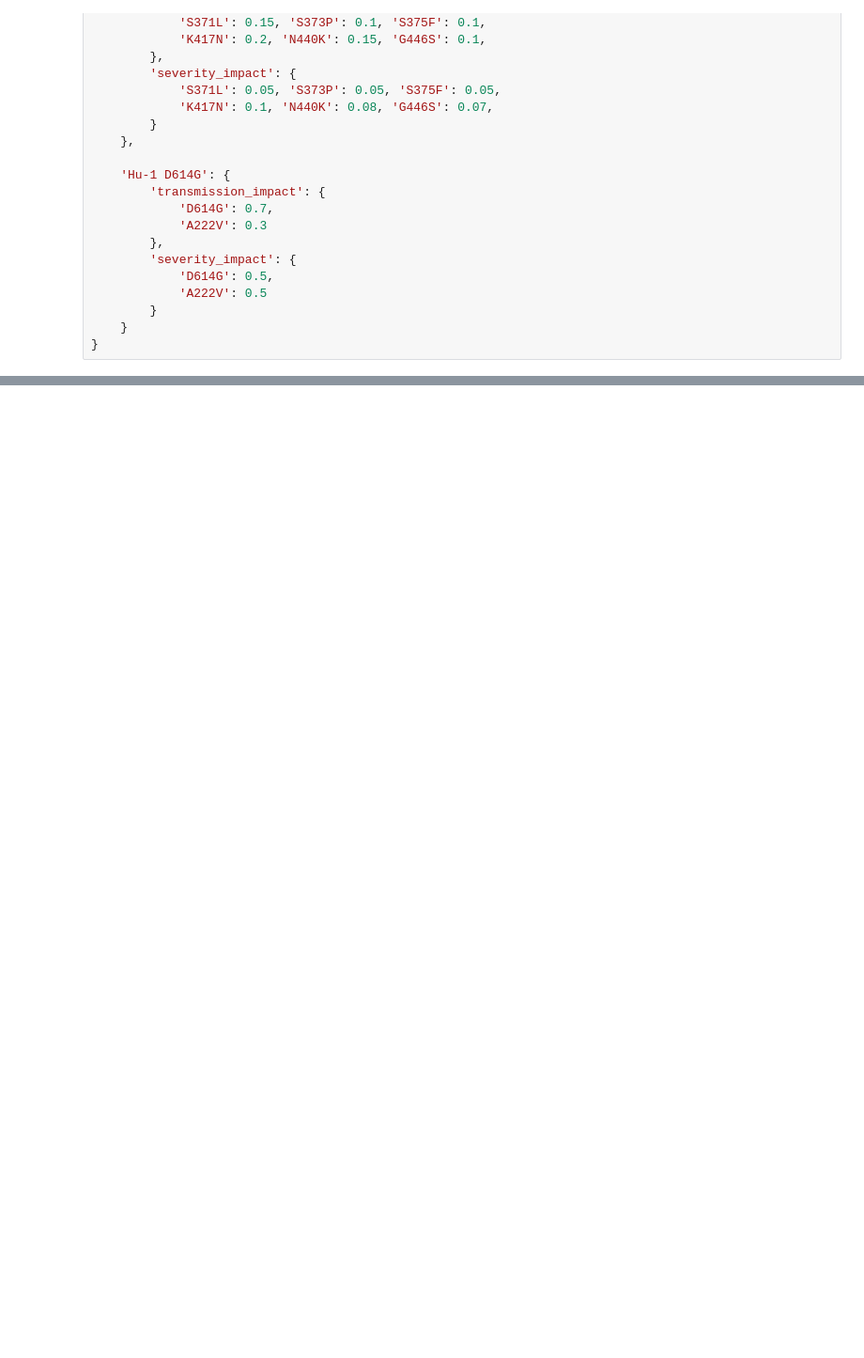
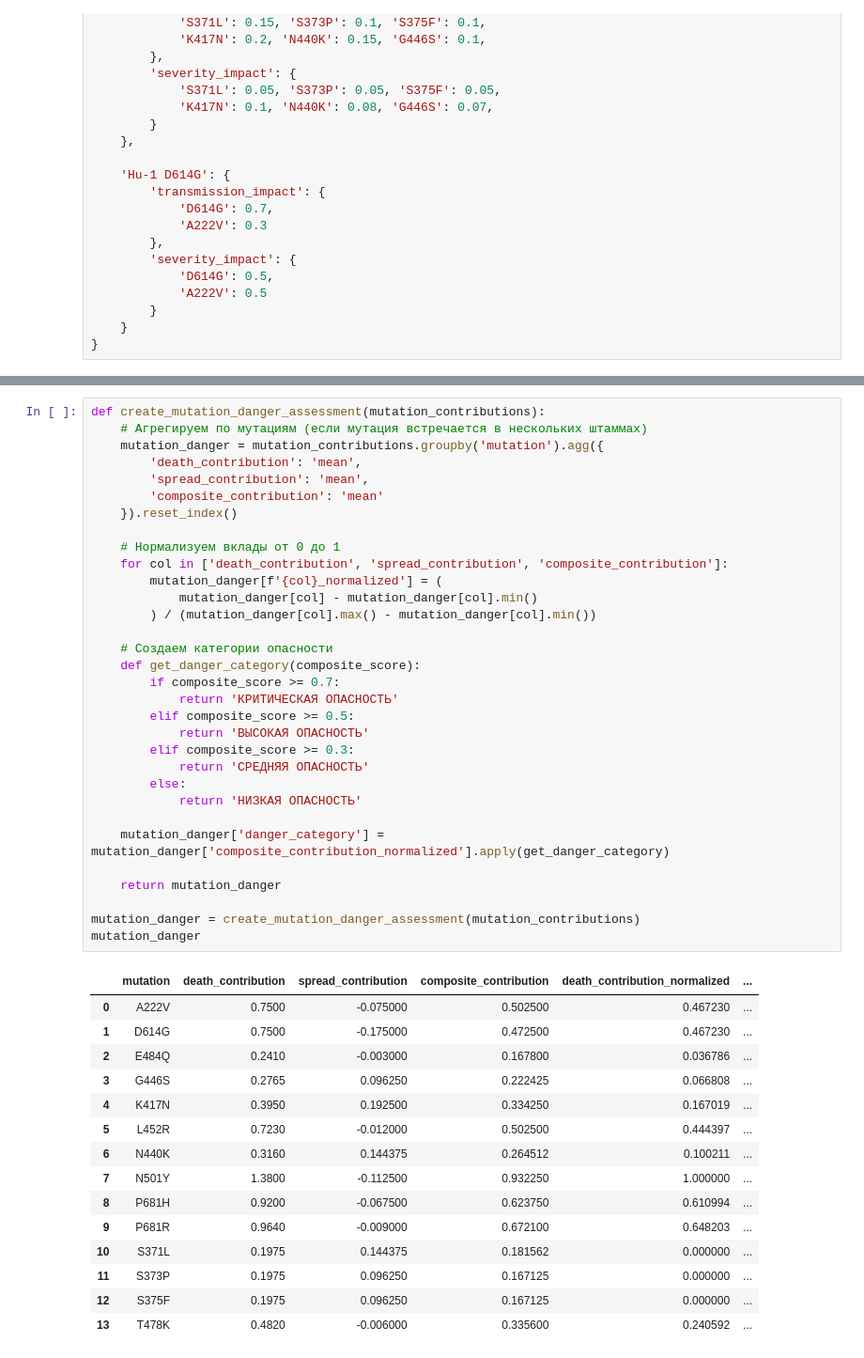
Before and after one commit to JesseHeisenberg/covid_19_statistic, a Jupyter notebook: main (2).ipynb, the cells around one changed output, grey strips where cells are left out. Shown at 94% size. Drawn from its saved outputs; the diff is of its cells as text; blank space fills up the shorter version.

```diff
--- a/main (2).ipynb
+++ b/main (2).ipynb
@@ -806,0 +867,48 @@ A222V 0.5
+# %%
+def create_mutation_danger_assessment(mutation_contributions):
+    # Агрегируем по мутациям (если мутация встречается в нескольких штаммах)
+    mutation_danger = mutation_contributions.groupby('mutation').agg({
+        'death_contribution': 'mean',
+        'spread_contribution': 'mean',
+        'composite_contribution': 'mean'
+    }).reset_index()
+
+    # Нормализуем вклады от 0 до 1
+    for col in ['death_contribution', 'spread_contribution', 'composite_contribution']:
+        mutation_danger[f'{col}_normalized'] = (
+            mutation_danger[col] - mutation_danger[col].min()
+        ) / (mutation_danger[col].max() - mutation_danger[col].min())
+
+    # Создаем категории опасности
+    def get_danger_category(composite_score):
+        if composite_score >= 0.7:
+            return 'КРИТИЧЕСКАЯ ОПАСНОСТЬ'
+        elif composite_score >= 0.5:
+            return 'ВЫСОКАЯ ОПАСНОСТЬ'
+        elif composite_score >= 0.3:
+            return 'СРЕДНЯЯ ОПАСНОСТЬ'
+        else:
+            return 'НИЗКАЯ ОПАСНОСТЬ'
+
+    mutation_danger['danger_category'] = mutation_danger['composite_contribution_normalized'].apply(get_danger_category)
+
+    return mutation_danger
+
+mutation_danger = create_mutation_danger_assessment(mutation_contributions)
+mutation_danger
+# %% [output]
+|  | mutation | death_contribution | spread_contribution | composite_contribution | death_contribution_normalized | ... |
+| 0 | A222V | 0.7500 | -0.075000 | 0.502500 | 0.467230 | ... |
+| 1 | D614G | 0.7500 | -0.175000 | 0.472500 | 0.467230 | ... |
+| 2 | E484Q | 0.2410 | -0.003000 | 0.167800 | 0.036786 | ... |
+| 3 | G446S | 0.2765 | 0.096250 | 0.222425 | 0.066808 | ... |
+| 4 | K417N | 0.3950 | 0.192500 | 0.334250 | 0.167019 | ... |
+| 5 | L452R | 0.7230 | -0.012000 | 0.502500 | 0.444397 | ... |
+| 6 | N440K | 0.3160 | 0.144375 | 0.264512 | 0.100211 | ... |
+| 7 | N501Y | 1.3800 | -0.112500 | 0.932250 | 1.000000 | ... |
+| 8 | P681H | 0.9200 | -0.067500 | 0.623750 | 0.610994 | ... |
+| 9 | P681R | 0.9640 | -0.009000 | 0.672100 | 0.648203 | ... |
+| 10 | S371L | 0.1975 | 0.144375 | 0.181562 | 0.000000 | ... |
+| 11 | S373P | 0.1975 | 0.096250 | 0.167125 | 0.000000 | ... |
+| 12 | S375F | 0.1975 | 0.096250 | 0.167125 | 0.000000 | ... |
+| 13 | T478K | 0.4820 | -0.006000 | 0.335600 | 0.240592 | ... |
```
Also changed, not shown: parts of 6 cells of this notebook.
